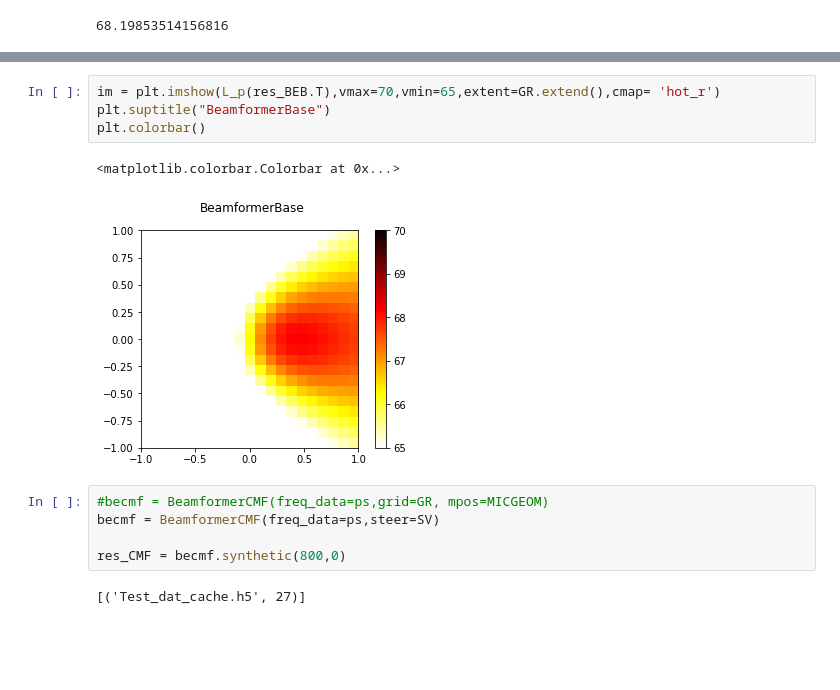
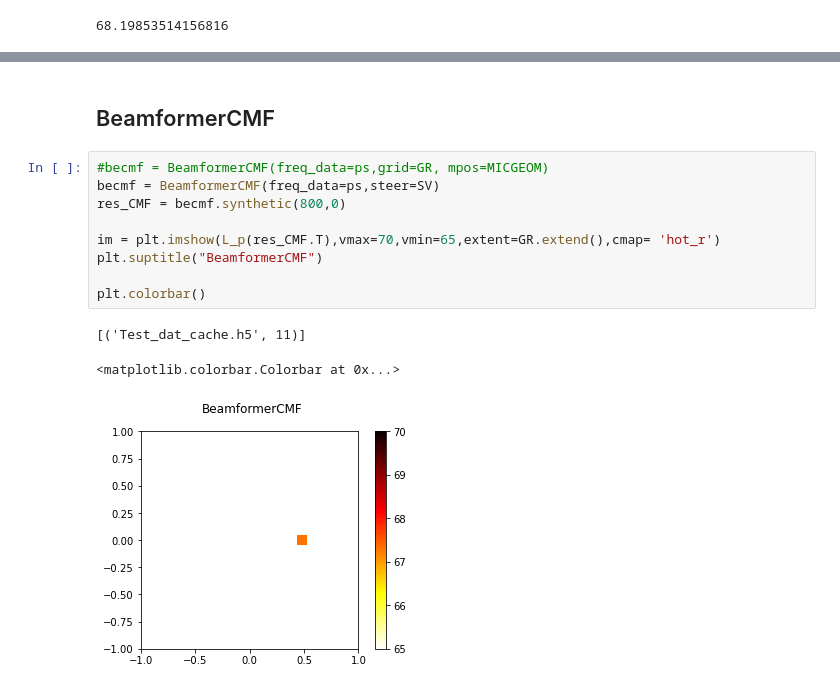
Before and after one commit to FrankK20/acoular, a Jupyter notebook: acoular/notebook/BeamformerEA demo.ipynb, the cells around one changed output, grey strips where cells are left out. Cells and saved outputs as stored; diff of their text form; blank space fills up the shorter version.

```diff
--- a/acoular/notebook/BeamformerEA demo.ipynb
+++ b/acoular/notebook/BeamformerEA demo.ipynb
@@ -83,14 +109,15 @@ res_BEB = beb.synthetic(800,0)
+# %% [markdown]
+## BeamformerCMF
 # %%
-im = plt.imshow(L_p(res_BEB.T),vmax=70,vmin=65,extent=GR.extend(),cmap= 'hot_r')
-plt.suptitle("BeamformerBase")
+#becmf = BeamformerCMF(freq_data=ps,grid=GR, mpos=MICGEOM)
+becmf = BeamformerCMF(freq_data=ps,steer=SV)
+res_CMF = becmf.synthetic(800,0)
+
+im = plt.imshow(L_p(res_CMF.T),vmax=70,vmin=65,extent=GR.extend(),cmap= 'hot_r')
+plt.suptitle("BeamformerCMF")
+
 plt.colorbar()
 # %% [output]
-<matplotlib.colorbar.Colorbar at 0x...>
+[('Test_dat_cache.h5', 11)]
+<matplotlib.colorbar.Colorbar at 0x...>
-[figure, old version]
+[figure, new version]
-# %%
-#becmf = BeamformerCMF(freq_data=ps,grid=GR, mpos=MICGEOM)
-becmf = BeamformerCMF(freq_data=ps,steer=SV)
-
-res_CMF = becmf.synthetic(800,0)
-# %% [output]
-[('Test_dat_cache.h5', 27)]
```
Also changed, not shown: parts of 23 cells of this notebook, 2 other files.
